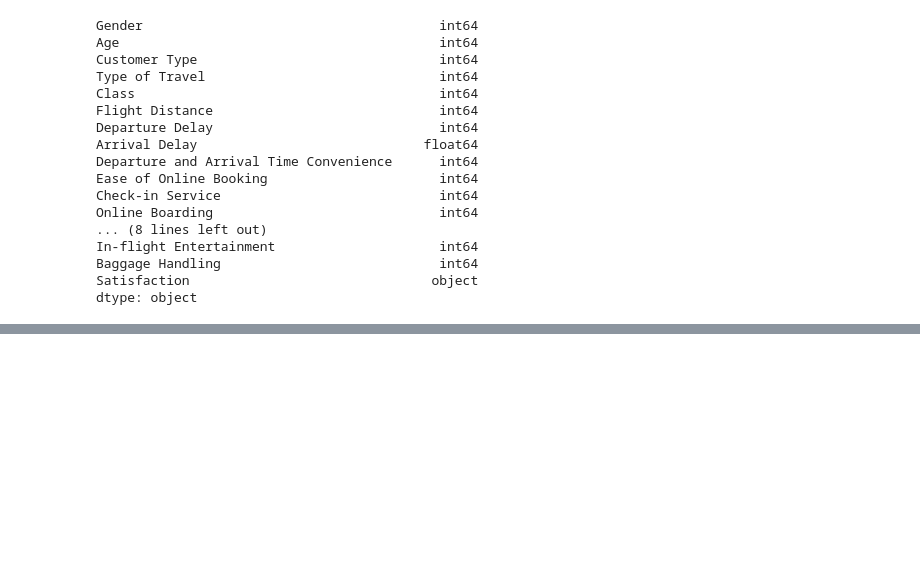
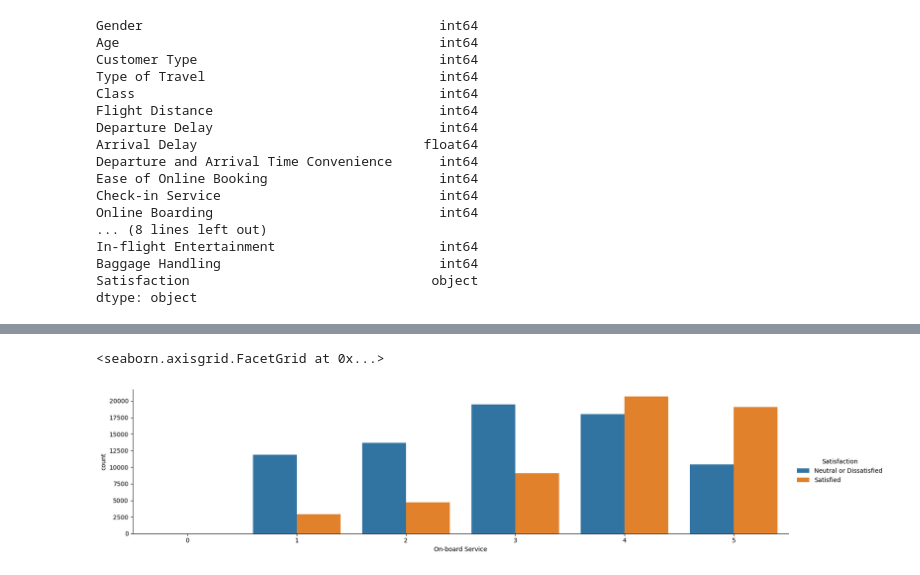
Before and after one commit to S0fft/Airline-Passenger-Satisfaction, a Jupyter notebook: airline_passenger_satisfaction.ipynb, the cells around one changed output, grey strips where cells are left out. Saved outputs shown, nothing was run; the diff lists cells and outputs as text; code cells hidden in the pictures; blank space fills up the shorter version.

```diff
--- a/airline_passenger_satisfaction.ipynb
+++ b/airline_passenger_satisfaction.ipynb
@@ -234,0 +248,5 @@ dtype: object
+# %%
+sns.catplot(data=df, x='On-board Service', height=4, aspect=4, kind='count', hue='Satisfaction')
+# %% [output]
+<seaborn.axisgrid.FacetGrid at 0x...>
+[figure, added]
```
Also changed, not shown: parts of 4 cells of this notebook.
